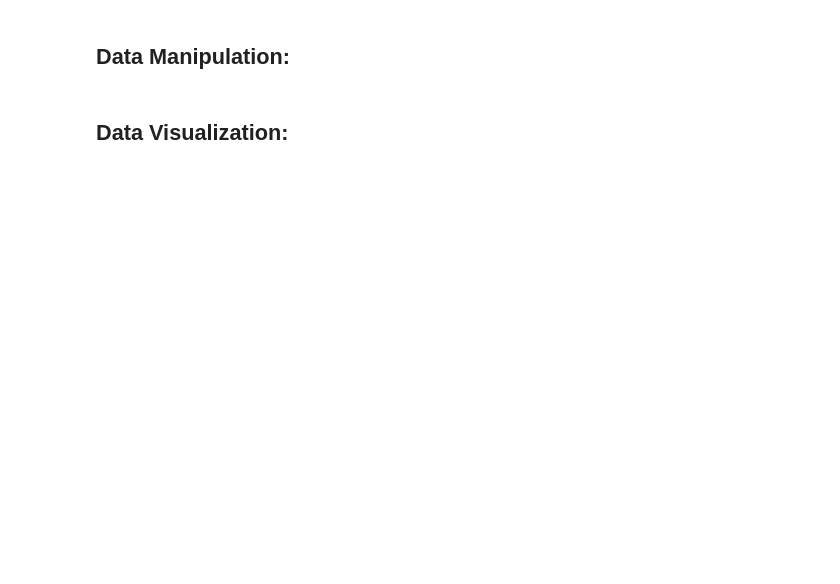
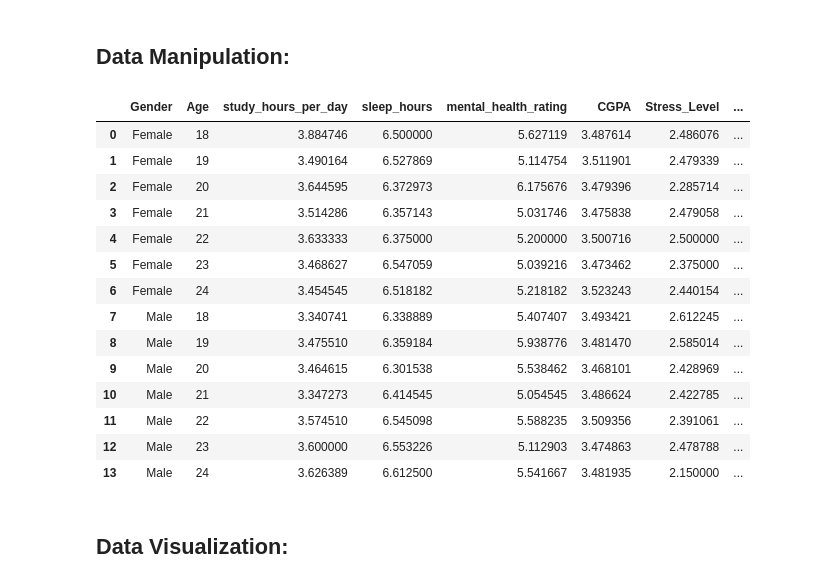
Before and after one commit to rebeccafalash/SI_618_project1, a Jupyter notebook: project1_v1.ipynb, the cells around one changed output. Drawn from its saved outputs; the diff is of its cells as text; code cells hidden in the pictures; blank space fills up the shorter version.

```diff
--- a/project1_v1.ipynb
+++ b/project1_v1.ipynb
@@ -30,2 +164,49 @@ import pandas
+# %%
+df_habits = df_habits.rename(columns={"gender": "Gender", "age": "Age"})
+new_HB_df = (
+    df_habits.groupby(["Gender", "Age"])
+    .agg(
+        {
+            "study_hours_per_day": "mean",
+            "sleep_hours": "mean",
+            "mental_health_rating": "mean",
+        }
+    )
+    .reset_index()
+)
+
+new_SM_df = (
+    df_MH.groupby(["Gender", "Age"])
+    .agg(
+        {
+            "CGPA": "mean",
+            "Stress_Level": "mean",
+            "Depression_Score": "mean",
+            "Anxiety_Score": "mean",
+            "Financial_Stress": "mean",
+        }
+    )
+    .reset_index()
+)
+
+data_merged = pd.merge(new_HB_df, new_SM_df, on=["Gender", "Age"])
+
+data_merged
+# %% [output]
+|  | Gender | Age | study_hours_per_day | sleep_hours | mental_health_rating | CGPA | Stress_Level | ... |
+| 0 | Female | 18 | 3.884746 | 6.500000 | 5.627119 | 3.487614 | 2.486076 | ... |
+| 1 | Female | 19 | 3.490164 | 6.527869 | 5.114754 | 3.511901 | 2.479339 | ... |
+| 2 | Female | 20 | 3.644595 | 6.372973 | 6.175676 | 3.479396 | 2.285714 | ... |
+| 3 | Female | 21 | 3.514286 | 6.357143 | 5.031746 | 3.475838 | 2.479058 | ... |
+| 4 | Female | 22 | 3.633333 | 6.375000 | 5.200000 | 3.500716 | 2.500000 | ... |
+| 5 | Female | 23 | 3.468627 | 6.547059 | 5.039216 | 3.473462 | 2.375000 | ... |
+| 6 | Female | 24 | 3.454545 | 6.518182 | 5.218182 | 3.523243 | 2.440154 | ... |
+| 7 | Male | 18 | 3.340741 | 6.338889 | 5.407407 | 3.493421 | 2.612245 | ... |
+| 8 | Male | 19 | 3.475510 | 6.359184 | 5.938776 | 3.481470 | 2.585014 | ... |
+| 9 | Male | 20 | 3.464615 | 6.301538 | 5.538462 | 3.468101 | 2.428969 | ... |
+| 10 | Male | 21 | 3.347273 | 6.414545 | 5.054545 | 3.486624 | 2.422785 | ... |
+| 11 | Male | 22 | 3.574510 | 6.545098 | 5.588235 | 3.509356 | 2.391061 | ... |
+| 12 | Male | 23 | 3.600000 | 6.553226 | 5.112903 | 3.474863 | 2.478788 | ... |
+| 13 | Male | 24 | 3.626389 | 6.612500 | 5.541667 | 3.481935 | 2.150000 | ... |
 # %% [markdown]
 ## Data Visualization:
```
Also changed, not shown: parts of 19 cells of this notebook, 1 other file.
